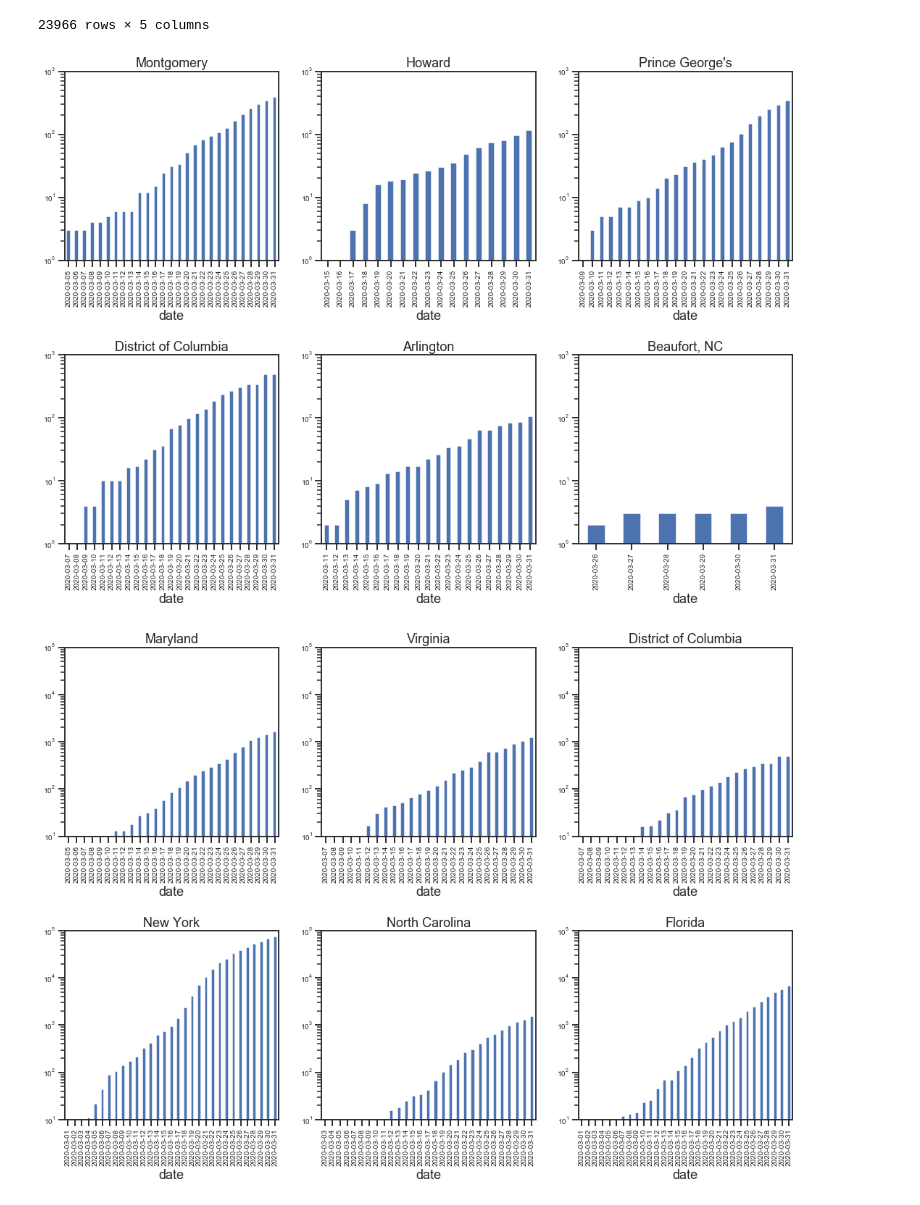
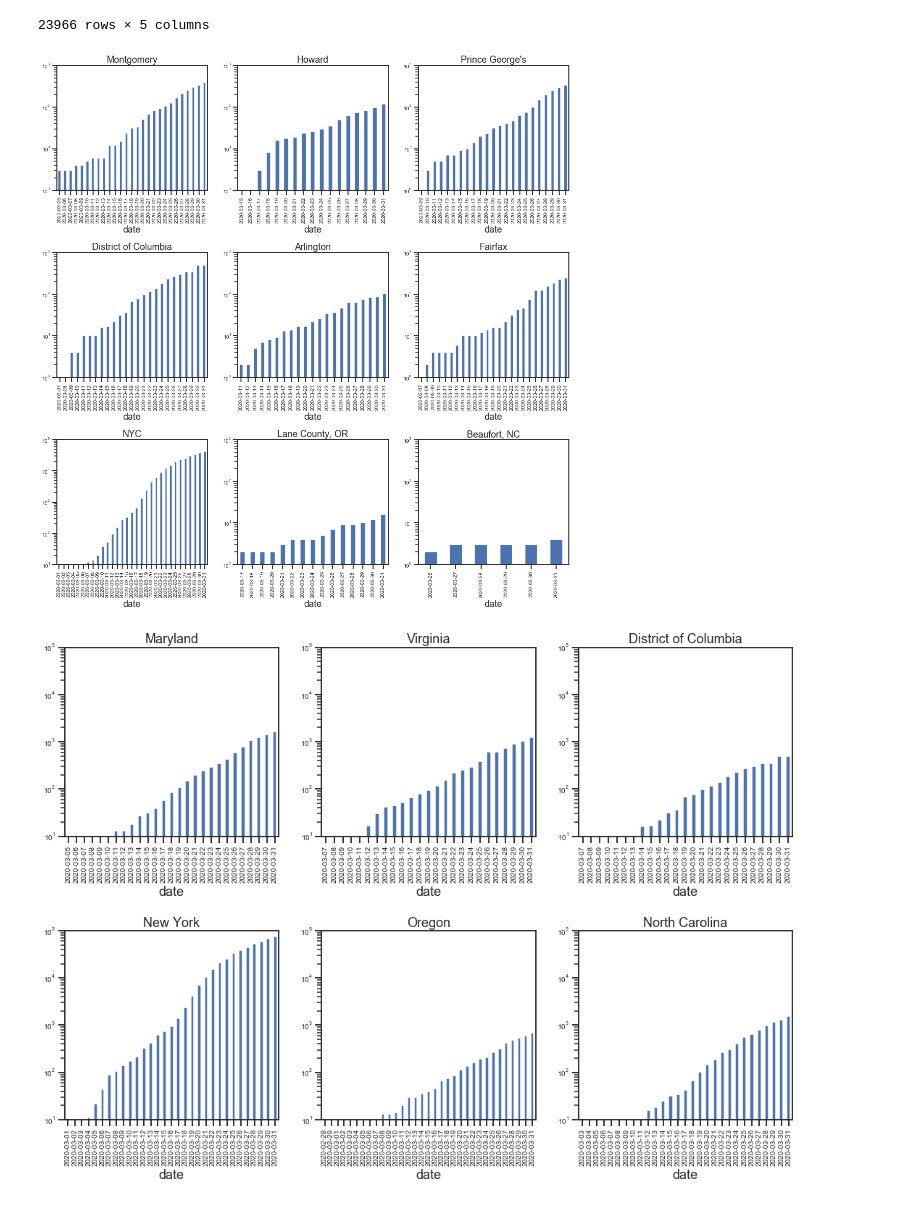
Before and after one commit to knobelsp/CV19, a Jupyter notebook: CV19.ipynb, the cells around one changed output. Cells and saved outputs as stored; diff of their text form; code cells hidden in the pictures.

Commit message:
updated plotting locations

```diff
--- a/CV19.ipynb
+++ b/CV19.ipynb
@@ -54,34 +54,40 @@ cyt
 23966 rows × 5 columns
 # %%
 
-fig, axes = plt.subplots(nrows=2, ncols=3,figsize=(18,12))
+fig, axes = plt.subplots(nrows=3, ncols=3,figsize=(18,18))
 yr=[1,1000]
 fs=10
 
 cyt[ (cyt.state=="Maryland") & (cyt.county=="Montgomery")].cases.plot( ylim=yr, fontsize=fs,\
                                 ax=axes[0,0],kind='bar',logy=True,title="Montgomery");
 cyt[ (cyt.state=="Maryland") & (cyt.county=="Howard")].cases.plot( ylim=yr, fontsize=fs, \
                                 ax=axes[0,1],kind='bar',logy=True,title="Howard");
 cyt[ (cyt.state=="Maryland") & (cyt.county=="Prince George's")].cases.plot( ylim=yr, fontsize=fs, \
                                 ax=axes[0,2],kind='bar',logy=True,title="Prince George's");
 cyt[ (cyt.state=="District of Columbia") & (cyt.county=="District of Columbia")].cases.plot(ylim=yr, fontsize=fs, \
                                 ax=axes[1,0],kind='bar',logy=True,title="District of Columbia");
 cyt[ (cyt.state=="Virginia") & (cyt.county=="Arlington")].cases.plot(ylim=yr, fontsize=fs, \
                                 ax=axes[1,1],kind='bar',logy=True,title="Arlington");
+cyt[ (cyt.state=="Virginia") & (cyt.county=="Fairfax")].cases.plot(ylim=yr, fontsize=fs, \
+                                ax=axes[1,2],kind='bar',logy=True,title="Fairfax");
+cyt[ (cyt.state=="New York") & (cyt.county=="New York City")].cases.plot(ylim=[10,100000], fontsize=fs, \
+                                ax=axes[2,0],kind='bar',logy=True,title="NYC");
+cyt[ (cyt.state=="Oregon") & (cyt.county=="Lane")].cases.plot(ylim=yr, fontsize=fs, \
+                                ax=axes[2,1],kind='bar',logy=True,title="Lane County, OR");
 cyt[ (cyt.state=="North Carolina") & (cyt.county=="Beaufort")].cases.plot(ylim=yr, fontsize=fs, \
-                                ax=axes[1,2],kind='bar',logy=True,title="Beaufort, NC");
+                                ax=axes[2,2],kind='bar',logy=True,title="Beaufort, NC");
 
 plt.subplots_adjust(hspace=0.5)
 
 
 
 #ax=cyt.cases[ (cyt.state=="Maryland") & (cyt.county=="Montgomery")].plot(kind='bar',figsize=(12,6));
 #cyt.cases[(cyt.state=="Maryland") & (cyt.county=="Howard")].plot(kind='bar',ax=ax);
 
 
 #cyt.cases[(cyt.state=="Maryland") & (cyt.county=="Howard")]
 # %% [output]
-[figure, old version]
+[figure, new version]
 # %%
 
 fig, axes = plt.subplots(nrows=2, ncols=3,figsize=(18,12))
@@ -96,19 +102,10 @@ stt[stt.state=="District of Columbia"].cases.plot( ylim=yr, fontsize=fs, \
                                 ax=axes[0,2],kind='bar',logy=True,title="District of Columbia");
 stt[stt.state=="New York"].cases.plot(ylim=yr, fontsize=fs, \
                                 ax=axes[1,0],kind='bar',logy=True,title="New York");
+stt[stt.state=="Oregon"].cases.plot(ylim=yr, fontsize=fs, \
+                                ax=axes[1,1],kind='bar',logy=True,title="Oregon");
 stt[stt.state=="North Carolina"].cases.plot(ylim=yr, fontsize=fs, \
-                                ax=axes[1,1],kind='bar',logy=True,title="North Carolina");
-stt[stt.state=="Florida"].cases.plot(ylim=yr, fontsize=fs, \
-                                ax=axes[1,2],kind='bar',logy=True,title="Florida");
+                                ax=axes[1,2],kind='bar',logy=True,title="North Carolina");
 plt.subplots_adjust(hspace=0.5)
-
-
-
-
-#ax=cyt.cases[ (cyt.state=="Maryland") & (cyt.county=="Montgomery")].plot(kind='bar',figsize=(12,6));
-#cyt.cases[(cyt.state=="Maryland") & (cyt.county=="Howard")].plot(kind='bar',ax=ax);
-
-
-#cyt.cases[(cyt.state=="Maryland") & (cyt.county=="Howard")]
 # %% [output]
-[figure, old version]
+[figure, new version]
```
